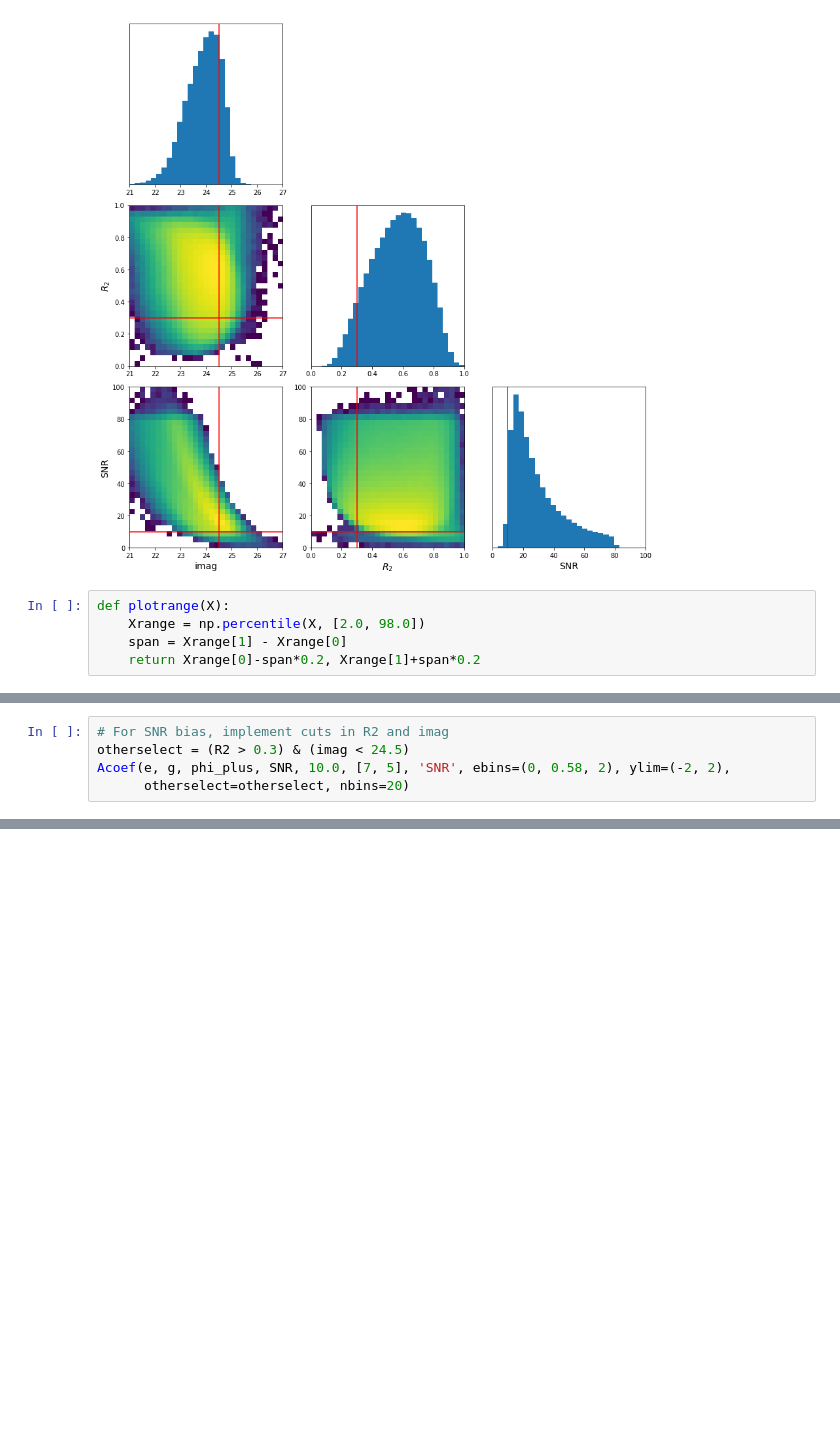
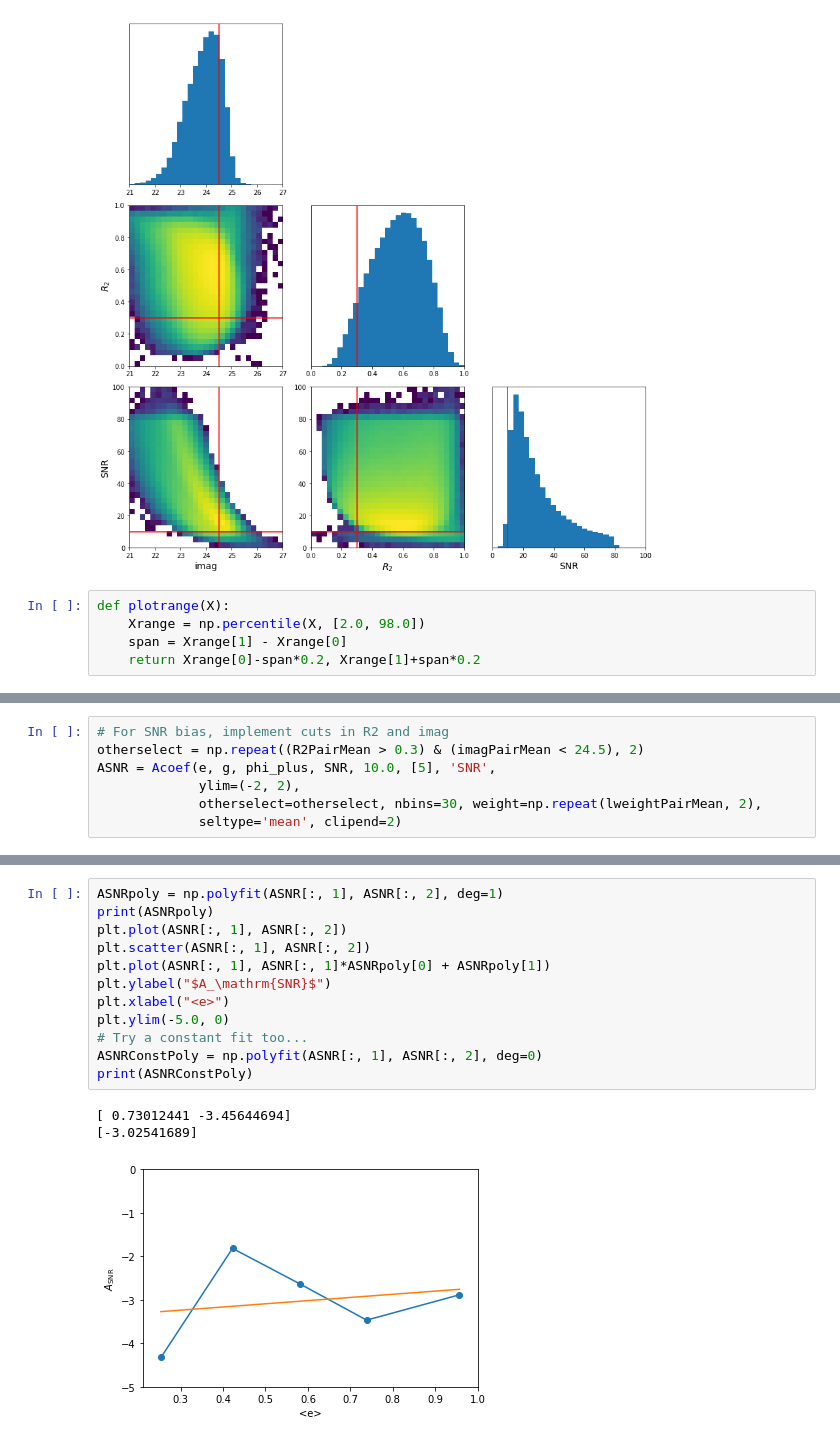
Before and after one commit to jmeyers314/silver-waffle, a Jupyter notebook: Selection Bias.ipynb, the cells around one changed output, grey strips where cells are left out. Saved outputs shown, nothing was run; the diff lists cells and outputs as text; blank space fills up the shorter version.

```diff
--- a/Selection Bias.ipynb
+++ b/Selection Bias.ipynb
@@ -225,6 +307,8 @@ Zspan = 0.01
 # %%
 # For SNR bias, implement cuts in R2 and imag
-otherselect = (R2 > 0.3) & (imag < 24.5)
-Acoef(e, g, phi_plus, SNR, 10.0, [7, 5], 'SNR', ebins=(0, 0.58, 2), ylim=(-2, 2),
-      otherselect=otherselect, nbins=20)
+otherselect = np.repeat((R2PairMean > 0.3) & (imagPairMean < 24.5), 2)
+ASNR = Acoef(e, g, phi_plus, SNR, 10.0, [5], 'SNR',
+             ylim=(-2, 2),
+             otherselect=otherselect, nbins=30, weight=np.repeat(lweightPairMean, 2),
+             seltype='mean', clipend=2)
 # %% [output]
@@ -248,2 +333,18 @@ Zspan = 5
+# %%
+ASNRpoly = np.polyfit(ASNR[:, 1], ASNR[:, 2], deg=1)
+print(ASNRpoly)
+plt.plot(ASNR[:, 1], ASNR[:, 2])
+plt.scatter(ASNR[:, 1], ASNR[:, 2])
+plt.plot(ASNR[:, 1], ASNR[:, 1]*ASNRpoly[0] + ASNRpoly[1])
+plt.ylabel("$A_\mathrm{SNR}$")
+plt.xlabel("<e>")
+plt.ylim(-5.0, 0)
+# Try a constant fit too...
+ASNRConstPoly = np.polyfit(ASNR[:, 1], ASNR[:, 2], deg=0)
+print(ASNRConstPoly)
+# %% [output]
+[ 0.73012441 -3.45644694]
+[-3.02541689]
+[figure, added]
 # %%
 # For imag bias, implement cuts in SNR and R2
```
Also changed, not shown: parts of 17 cells of this notebook.
